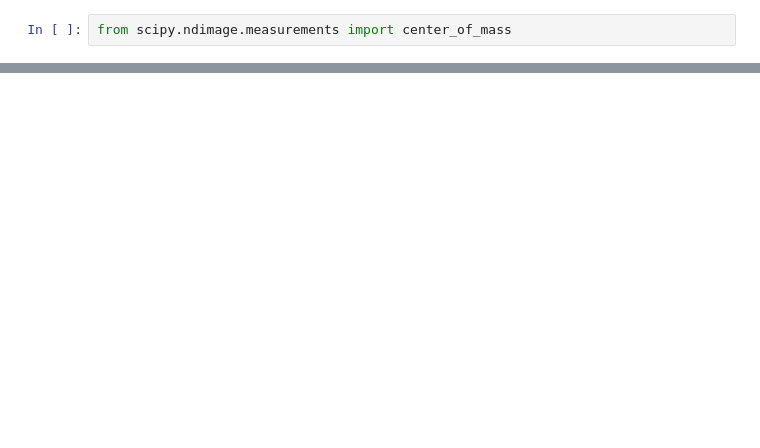
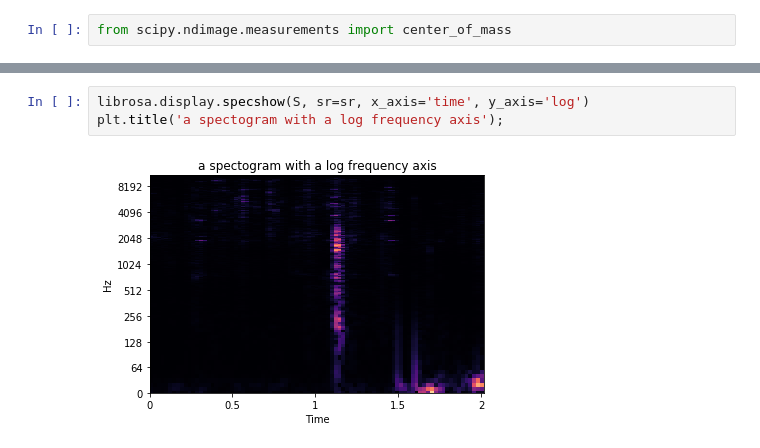
Before and after one commit to vishweshs4/freesound, a Jupyter notebook: 05_Generate_spectograms.ipynb, the cells around one changed output, grey strips where cells are left out. Cells and saved outputs as stored; diff of their text form; blank space fills up the shorter version.

```diff
--- a/05_Generate_spectograms.ipynb
+++ b/05_Generate_spectograms.ipynb
@@ -138,0 +192,5 @@ for path in progress_bar(tst_paths): preprocess_test(path)
+# %%
+librosa.display.specshow(S, sr=sr, x_axis='time', y_axis='log')
+plt.title('a spectogram with a log frequency axis');
+# %% [output]
+[figure, added]
```
Also changed, not shown: parts of 60 cells of this notebook.
